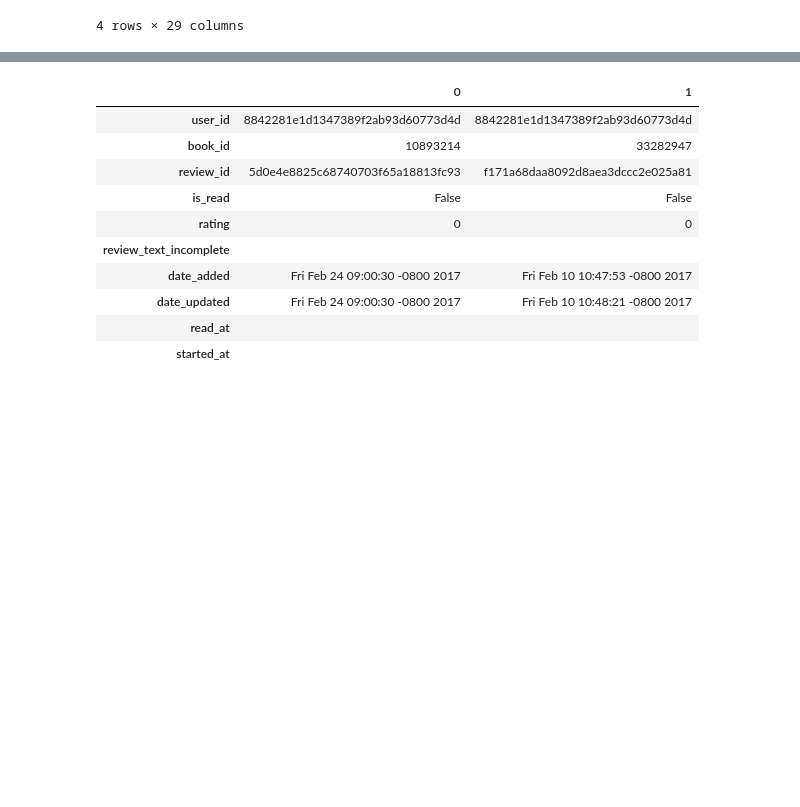
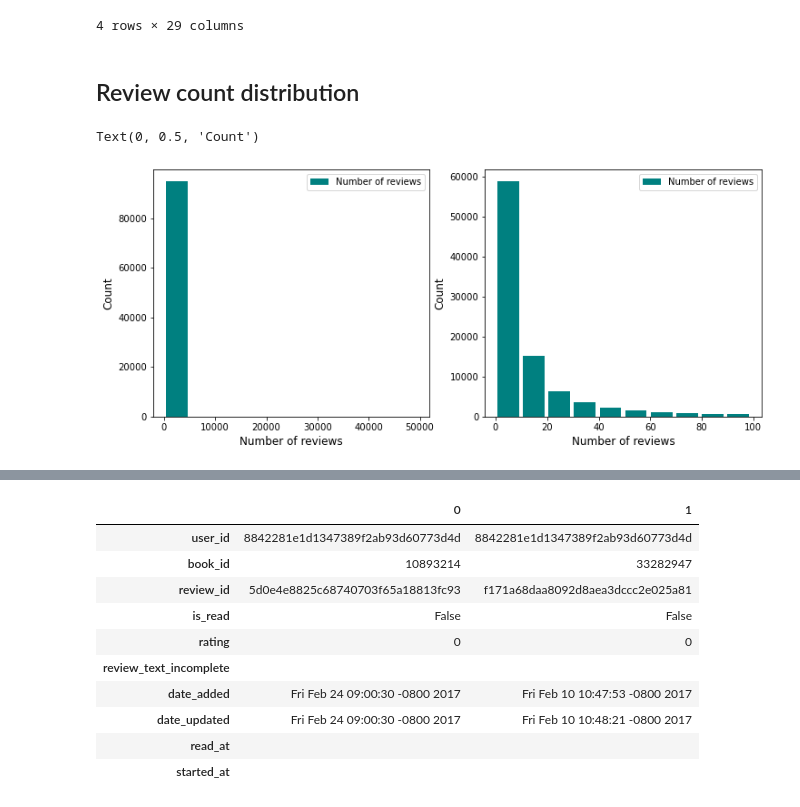
Before and after one commit to somayehY/Somayeh_Youssefi, a Jupyter notebook: Book Recomendation System/BookRecomSys_DataWrangling.ipynb, the cells around one changed output, grey strips where cells are left out. Drawn from its saved outputs; the diff is of its cells as text; code cells hidden in the pictures; blank space fills up the shorter version.

```diff
--- a/Book Recomendation System/BookRecomSys_DataWrangling.ipynb
+++ b/Book Recomendation System/BookRecomSys_DataWrangling.ipynb
@@ -228,3 +466,22 @@ books[books['ratings_count']>1000000]
 | 110278 | 0385732554 | 49850 | ['162712'] | US | eng | [{'count': '13366', 'name': 'to-r... |  | false | ... |
 | 115583 | 0064410935 | 11870 | [] | US | eng | [{'count': '61682', 'name': 'to-r... |  | false | ... |
 4 rows × 29 columns
+# %% [markdown]
+## Review count distribution <a class='anchor' id='reviw_count'>
+# %%
+# Plot the histogram of the review counts
+fig, (ax0, ax1) = plt.subplots(nrows=1, ncols=2, figsize=(12,5))
+
+books["text_reviews_count"].plot.hist(bins=10, rwidth=0.85, color="teal", ax=ax0)
+books[books["text_reviews_count"]<100]['text_reviews_count'].plot.hist(bins=10, rwidth=0.85, color="teal", ax=ax1)
+
+ax0.legend(['Number of reviews'])
+ax0.set_xlabel('Number of reviews', fontsize=12)
+ax0.set_ylabel('Count', fontsize=12)
+
+ax1.legend(['Number of reviews'])
+ax1.set_xlabel('Number of reviews', fontsize=12)
+ax1.set_ylabel('Count', fontsize=12)
+# %% [output]
+Text(0, 0.5, 'Count')
+[figure, added]
```
Also changed, not shown: parts of 86 cells of this notebook.
